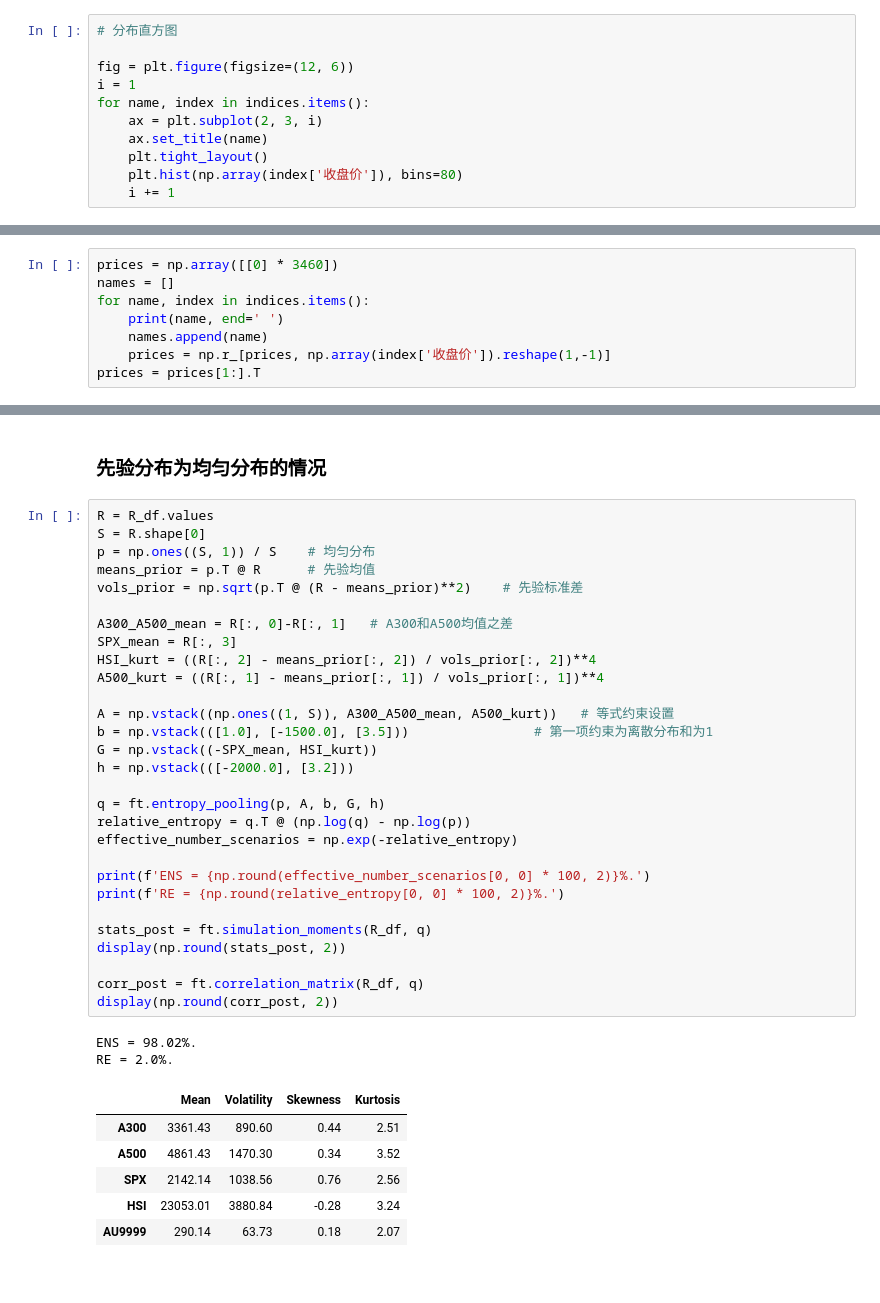
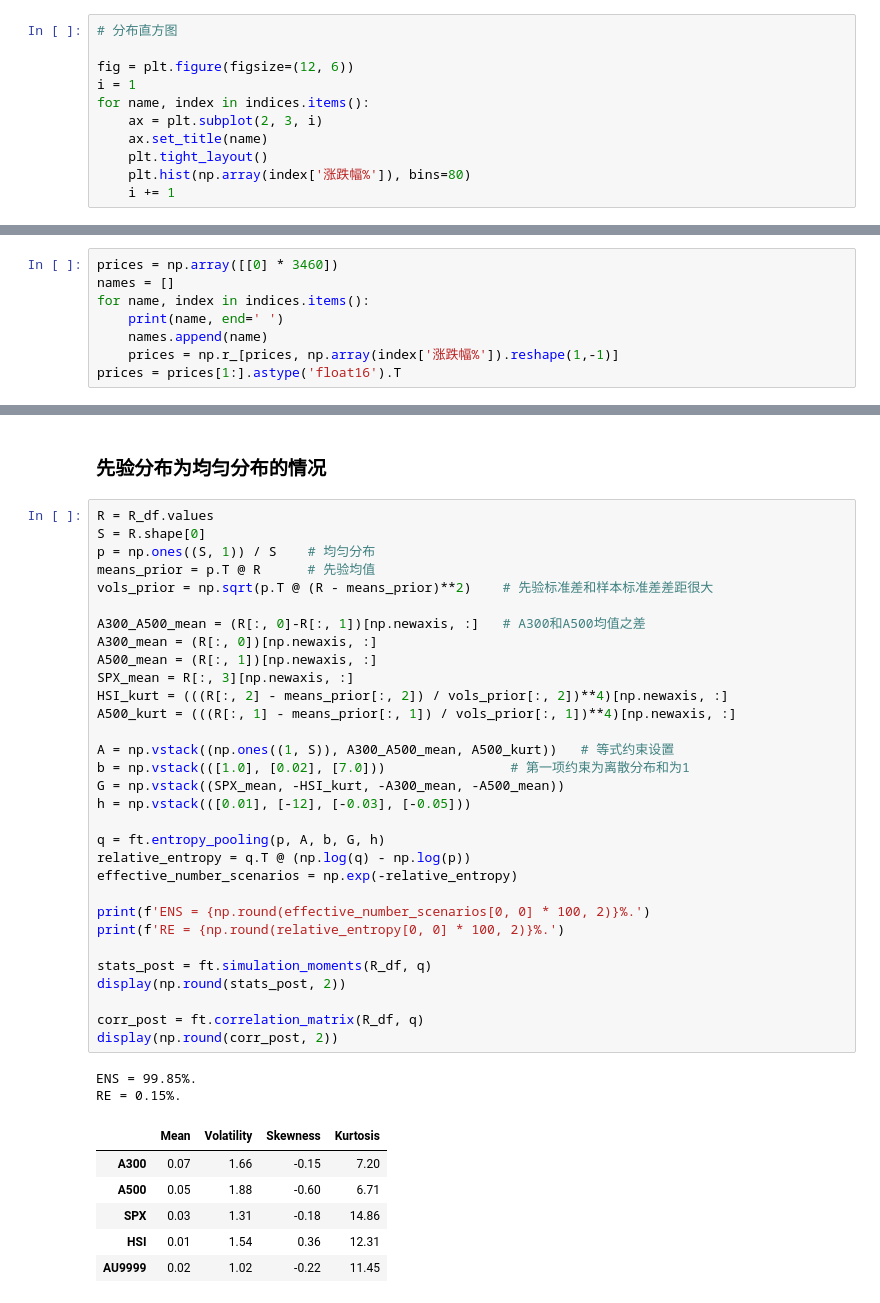
Before and after one commit to dishangti/Entropy-Pooling, a Jupyter notebook: EP.ipynb, the cells around one changed output, grey strips where cells are left out. Saved outputs shown, nothing was run; the diff lists cells and outputs as text.

```diff
--- a/EP.ipynb
+++ b/EP.ipynb
@@ -75,6 +75,6 @@ for name, index in indices.items():
     ax = plt.subplot(2, 3, i)
     ax.set_title(name)
     plt.tight_layout()
-    plt.hist(np.array(index['收盘价']), bins=80)
+    plt.hist(np.array(index['涨跌幅%']), bins=80)
     i += 1
 # %% [output]
@@ -85,8 +85,8 @@ names = []
 for name, index in indices.items():
     print(name, end=' ')
     names.append(name)
-    prices = np.r_[prices, np.array(index['收盘价']).reshape(1,-1)]
-prices = prices[1:].T
+    prices = np.r_[prices, np.array(index['涨跌幅%']).reshape(1,-1)]
+prices = prices[1:].astype('float16').T
 # %% [output]
 A300 A500 SPX HSI AU9999
 # %%
@@ -354,39 +354,41 @@ display(np.round(corr_prior, 2))
 # %%
 R = R_df.values
 S = R.shape[0]
 p = np.ones((S, 1)) / S    # 均匀分布
 means_prior = p.T @ R      # 先验均值
-vols_prior = np.sqrt(p.T @ (R - means_prior)**2)    # 先验标准差
+vols_prior = np.sqrt(p.T @ (R - means_prior)**2)    # 先验标准差和样本标准差差距很大
 
-A300_A500_mean = R[:, 0]-R[:, 1]   # A300和A500均值之差
-SPX_mean = R[:, 3]
-HSI_kurt = ((R[:, 2] - means_prior[:, 2]) / vols_prior[:, 2])**4
-A500_kurt = ((R[:, 1] - means_prior[:, 1]) / vols_prior[:, 1])**4
+A300_A500_mean = (R[:, 0]-R[:, 1])[np.newaxis, :]   # A300和A500均值之差
+A300_mean = (R[:, 0])[np.newaxis, :]
+A500_mean = (R[:, 1])[np.newaxis, :]
+SPX_mean = R[:, 3][np.newaxis, :]
+HSI_kurt = (((R[:, 2] - means_prior[:, 2]) / vols_prior[:, 2])**4)[np.newaxis, :]
+A500_kurt = (((R[:, 1] - means_prior[:, 1]) / vols_prior[:, 1])**4)[np.newaxis, :]
 
 A = np.vstack((np.ones((1, S)), A300_A500_mean, A500_kurt))   # 等式约束设置
-b = np.vstack(([1.0], [-1500.0], [3.5]))                # 第一项约束为离散分布和为1
-G = np.vstack((-SPX_mean, HSI_kurt))
-h = np.vstack(([-2000.0], [3.2]))
+b = np.vstack(([1.0], [0.02], [7.0]))                # 第一项约束为离散分布和为1
+G = np.vstack((SPX_mean, -HSI_kurt, -A300_mean, -A500_mean))
+h = np.vstack(([0.01], [-12], [-0.03], [-0.05]))
 
 q = ft.entropy_pooling(p, A, b, G, h)
 relative_entropy = q.T @ (np.log(q) - np.log(p))
 effective_number_scenarios = np.exp(-relative_entropy)
 
 print(f'ENS = {np.round(effective_number_scenarios[0, 0] * 100, 2)}%.')
 print(f'RE = {np.round(relative_entropy[0, 0] * 100, 2)}%.')
 
 stats_post = ft.simulation_moments(R_df, q)
 display(np.round(stats_post, 2))
 
 corr_post = ft.correlation_matrix(R_df, q)
 display(np.round(corr_post, 2))
 # %% [output]
-ENS = 98.02%.
-RE = 2.0%.
+ENS = 99.85%.
+RE = 0.15%.
 |  | Mean | Volatility | Skewness | Kurtosis |
-| A300 | 3361.43 | 890.60 | 0.44 | 2.51 |
-| A500 | 4861.43 | 1470.30 | 0.34 | 3.52 |
-| SPX | 2142.14 | 1038.56 | 0.76 | 2.56 |
-| HSI | 23053.01 | 3880.84 | -0.28 | 3.24 |
-| AU9999 | 290.14 | 63.73 | 0.18 | 2.07 |
+| A300 | 0.07 | 1.66 | -0.15 | 7.20 |
+| A500 | 0.05 | 1.88 | -0.60 | 6.71 |
+| SPX | 0.03 | 1.31 | -0.18 | 14.86 |
+| HSI | 0.01 | 1.54 | 0.36 | 12.31 |
+| AU9999 | 0.02 | 1.02 | -0.22 | 11.45 |
 |  | 0 | 1 | 2 | 3 | 4 |
```
Also changed, not shown: parts of 12 cells of this notebook.
